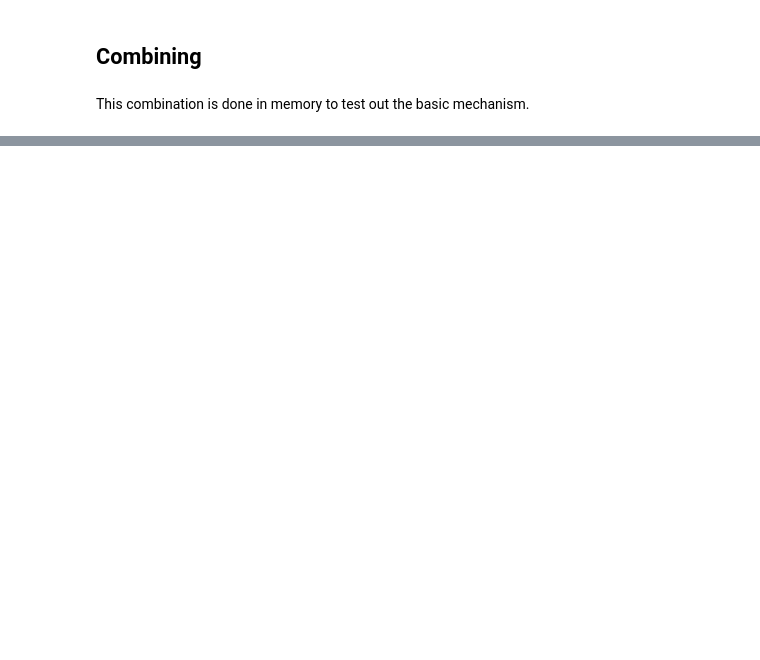
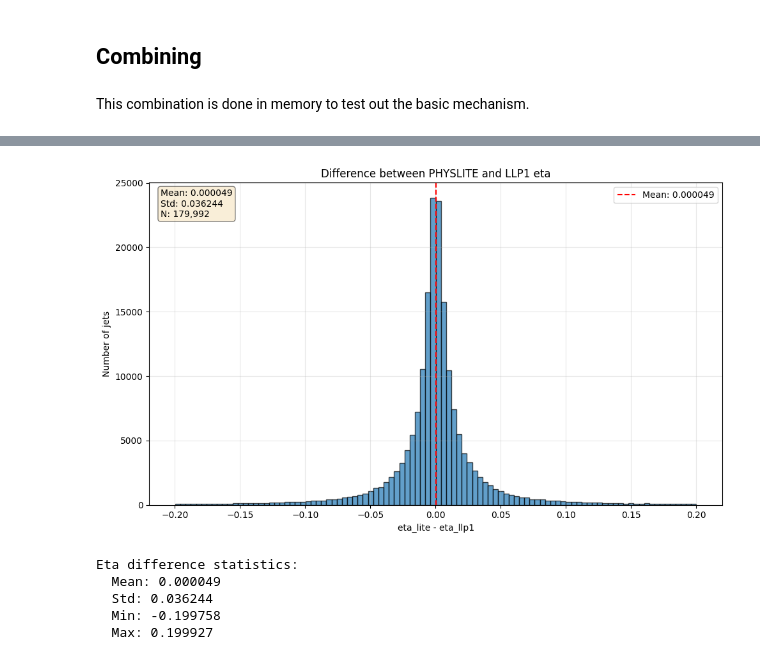
Before and after one commit to gordonwatts/sx_training_fetch, a Jupyter notebook: notebooks/006 - Test PHYSLITE Combo.ipynb, the cells around one changed output, grey strips where cells are left out. Drawn from its saved outputs; the diff is of its cells as text; code cells hidden in the pictures; blank space fills up the shorter version.

Commit message:
We are seeing some very odd differences here. But at least it works.

```diff
--- a/notebooks/006 - Test PHYSLITE Combo.ipynb
+++ b/notebooks/006 - Test PHYSLITE Combo.ipynb
@@ -486,0 +433,3 @@ ak.max(group_event_LLP1[0].evt, keepdims=True, axis=1)
+# %%
+combined = ak.from_parquet("joined.parquet")
+combined.type.show()
@@ -486,0 +454,37 @@ ak.max(group_event_LLP1[0].evt, keepdims=True, axis=1)
+# %%
+import matplotlib.pyplot as plt
+
+# Calculate eta difference
+eta_diff = combined.eta_lite - combined.eta_llp1
+
+# Create the plot
+plt.figure(figsize=(10, 6))
+plt.hist(ak.to_numpy(eta_diff), bins=100, edgecolor='black', alpha=0.7)
+plt.xlabel('eta_lite - eta_llp1')
+plt.ylabel('Number of jets')
+plt.title('Difference between PHYSLITE and LLP1 eta')
+plt.grid(True, alpha=0.3)
+
+# Add statistics to the plot
+mean_diff = ak.mean(eta_diff)
+std_diff = ak.std(eta_diff)
+plt.axvline(mean_diff, color='red', linestyle='--', label=f'Mean: {mean_diff:.6f}')
+plt.text(0.02, 0.98, f'Mean: {mean_diff:.6f}\nStd: {std_diff:.6f}\nN: {len(eta_diff):,}',
+         transform=plt.gca().transAxes, verticalalignment='top',
+         bbox=dict(boxstyle='round', facecolor='wheat', alpha=0.5))
+plt.legend()
+plt.tight_layout()
+plt.show()
+
+print(f"Eta difference statistics:")
+print(f"  Mean: {mean_diff:.6f}")
+print(f"  Std: {std_diff:.6f}")
+print(f"  Min: {ak.min(eta_diff):.6f}")
+print(f"  Max: {ak.max(eta_diff):.6f}")
+# %% [output]
+[figure, added]
+Eta difference statistics:
+  Mean: 0.000049
+  Std: 0.036244
+  Min: -0.199758
+  Max: 0.199927
```
Also changed, not shown: parts of 17 cells of this notebook, 1 other file.
